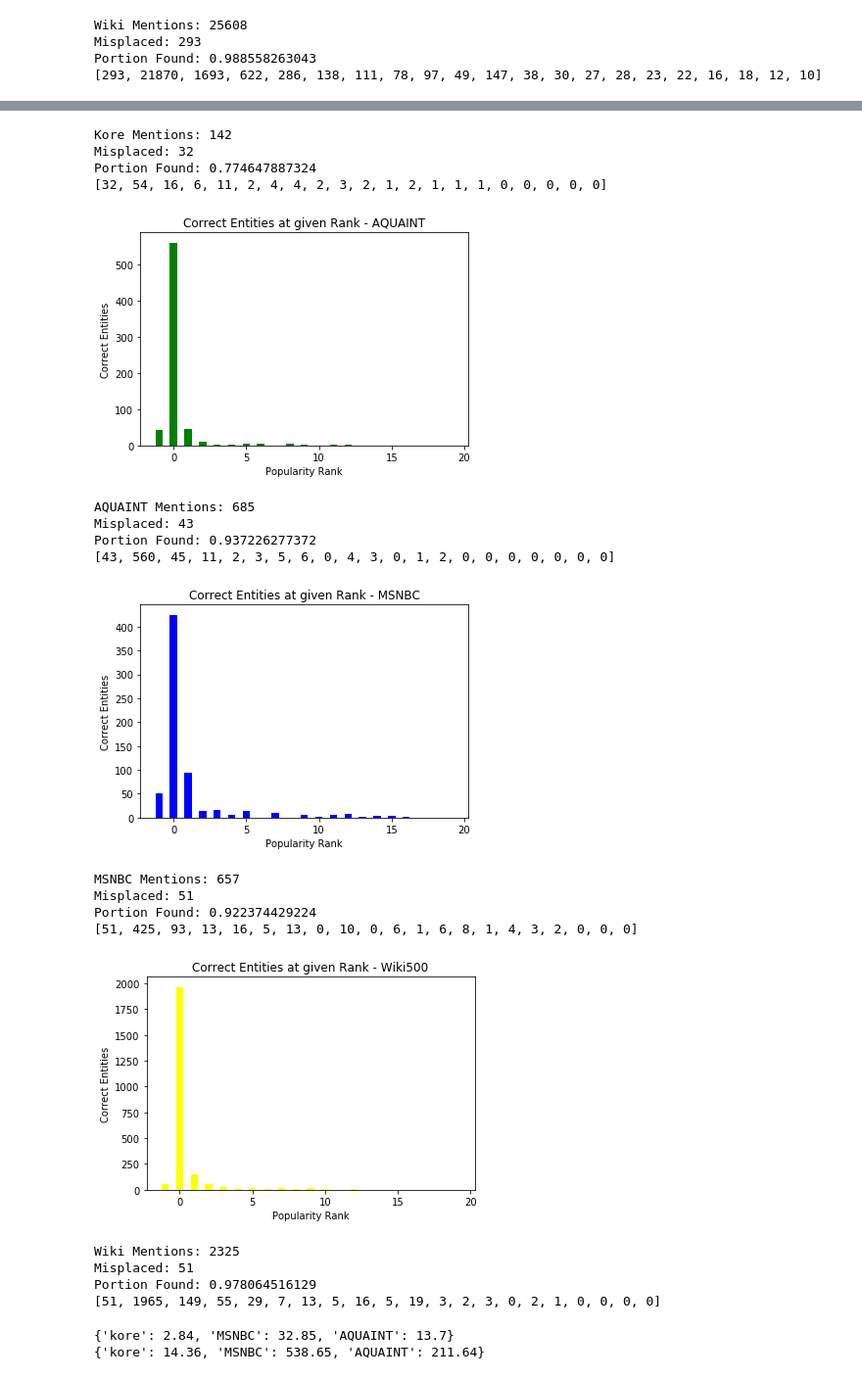
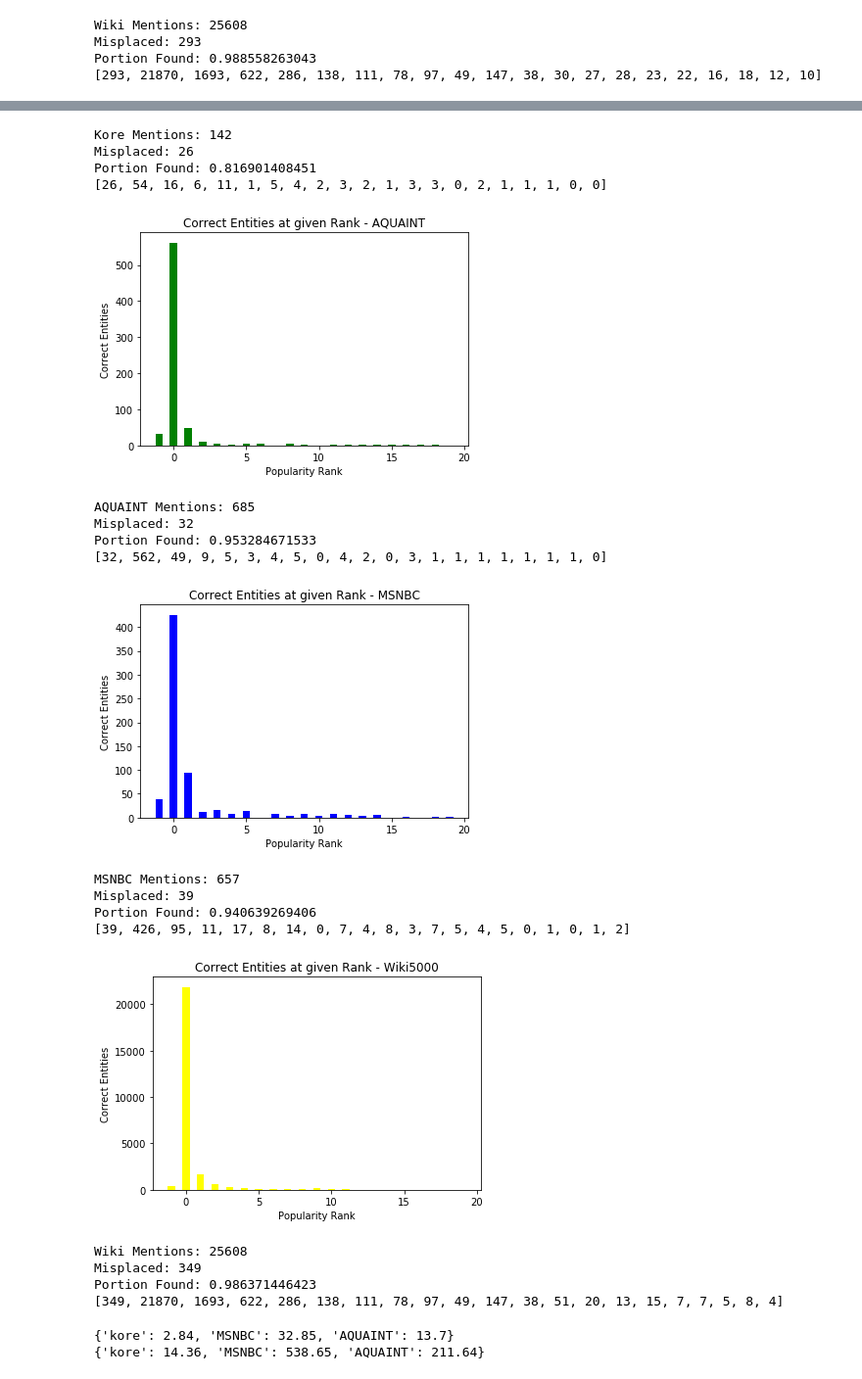
Before and after one commit to malnis/wikisim, a Jupyter notebook: wikification/wikification_visualizations.ipynb, the cells around one changed output, grey strips where cells are left out. Shown at 98% size. Drawn from its saved outputs; the diff is of its cells as text; code cells hidden in the pictures.

```diff
--- a/wikification/wikification_visualizations.ipynb
+++ b/wikification/wikification_visualizations.ipynb
@@ -920,7 +1166,7 @@ pathStrt = '/users/cs/amaral/wsd-datasets'
 datasets = [{'name':'kore', 'path':os.path.join(pathStrt,'kore.json')},
             {'name':'AQUAINT', 'path':os.path.join(pathStrt,'AQUAINT.txt.json')},
             {'name':'MSNBC', 'path':os.path.join(pathStrt,'MSNBC.txt.json')},
-            {'name':'wiki500', 'path':os.path.join(pathStrt,'wiki-mentions.500.json')}]
+            {'name':'wiki5000', 'path':os.path.join(pathStrt,'wiki-mentions.5000.json')}]
 
 # short for quick tests
 #datasets = [{'name':'MSNBC', 'path':os.path.join(pathStrt,'MSNBC.txt.json')}]
@@ -970,8 +1216,8 @@ for dataset in datasets:
         oMentions = mentionStartsAndEnds(copy.deepcopy(line), forTruth = True)
 
         # get in right format
-        line = mentionStartsAndEnds(line) # put mentions in right form
-        oText = " ".join(line['text'])
+        line['mentions'] = mentionStartsAndEnds(line) # put mentions in right form
+        #oText = " ".join(line['text'])
 
         cands = generateCandidates(line, maxC, True)
 
@@ -986,7 +1232,7 @@ for dataset in datasets:
                         correctCandsAquaint[str(j)] += 1
                     elif dataset['name'] == 'MSNBC':
                         correctCandsMsnbc[str(j)] += 1
-                    elif dataset['name'] == 'wiki500':
+                    elif dataset['name'] == 'wiki5000':
                         correctCandsWiki[str(j)] += 1
                     corCand = True
                     break
@@ -997,7 +1243,7 @@ for dataset in datasets:
                     correctCandsAquaint['-1'] += 1
                 elif dataset['name'] == 'MSNBC':
                     correctCandsMsnbc['-1'] += 1
-                elif dataset['name'] == 'wiki500':
+                elif dataset['name'] == 'wiki5000':
                     correctCandsWiki['-1'] += 1
             i += 1
 
@@ -1009,7 +1255,7 @@ for dataset in datasets:
         totalMntsAquaint = totalMentions
     elif dataset['name'] == 'MSNBC':
         totalMntsMsnbc = totalMentions
-    elif dataset['name'] == 'wiki500':
+    elif dataset['name'] == 'wiki5000':
         totalMntsWiki = totalMentions
 
     totalMentions = 0
@@ -1071,7 +1317,7 @@ print str(candsMsnbc) + '\n\n'
 plt.bar(x, candsWiki, 0.5, color='yellow')
 plt.xlabel('Popularity Rank')
 plt.ylabel('Correct Entities')
-plt.title('Correct Entities at given Rank - Wiki500')
+plt.title('Correct Entities at given Rank - Wiki5000')
 plt.show()
 print 'Wiki Mentions: ' + str(totalMntsWiki)
 print 'Misplaced: ' + str(correctCandsWiki[str(-1)])
@@ -1082,22 +1328,22 @@ print str(candsWiki) + '\n\n'
 Kore Mentions: 142
-Misplaced: 32
-Portion Found: 0.774647887324
-[32, 54, 16, 6, 11, 2, 4, 4, 2, 3, 2, 1, 2, 1, 1, 1, 0, 0, 0, 0, 0]
+Misplaced: 26
+Portion Found: 0.816901408451
+[26, 54, 16, 6, 11, 1, 5, 4, 2, 3, 2, 1, 3, 3, 0, 2, 1, 1, 1, 0, 0]
-[figure, old version]
+[figure, new version]
 AQUAINT Mentions: 685
-Misplaced: 43
-Portion Found: 0.937226277372
-[43, 560, 45, 11, 2, 3, 5, 6, 0, 4, 3, 0, 1, 2, 0, 0, 0, 0, 0, 0, 0]
+Misplaced: 32
+Portion Found: 0.953284671533
+[32, 562, 49, 9, 5, 3, 4, 5, 0, 4, 2, 0, 3, 1, 1, 1, 1, 1, 1, 1, 0]
-[figure, old version]
+[figure, new version]
 MSNBC Mentions: 657
-Misplaced: 51
-Portion Found: 0.922374429224
-[51, 425, 93, 13, 16, 5, 13, 0, 10, 0, 6, 1, 6, 8, 1, 4, 3, 2, 0, 0, 0]
+Misplaced: 39
+Portion Found: 0.940639269406
+[39, 426, 95, 11, 17, 8, 14, 0, 7, 4, 8, 3, 7, 5, 4, 5, 0, 1, 0, 1, 2]
-[figure, old version]
+[figure, new version]
-Wiki Mentions: 2325
-Misplaced: 51
-Portion Found: 0.978064516129
-[51, 1965, 149, 55, 29, 7, 13, 5, 16, 5, 19, 3, 2, 3, 0, 2, 1, 0, 0, 0, 0]
+Wiki Mentions: 25608
+Misplaced: 349
+Portion Found: 0.986371446423
+[349, 21870, 1693, 622, 286, 138, 111, 78, 97, 49, 147, 38, 51, 20, 13, 15, 7, 7, 5, 8, 4]
 # %%
 """This is to generate data on how our entity extraction performs in terms of quantity."""
 
```
Also changed, not shown: parts of 3 cells of this notebook, 15 other files.
